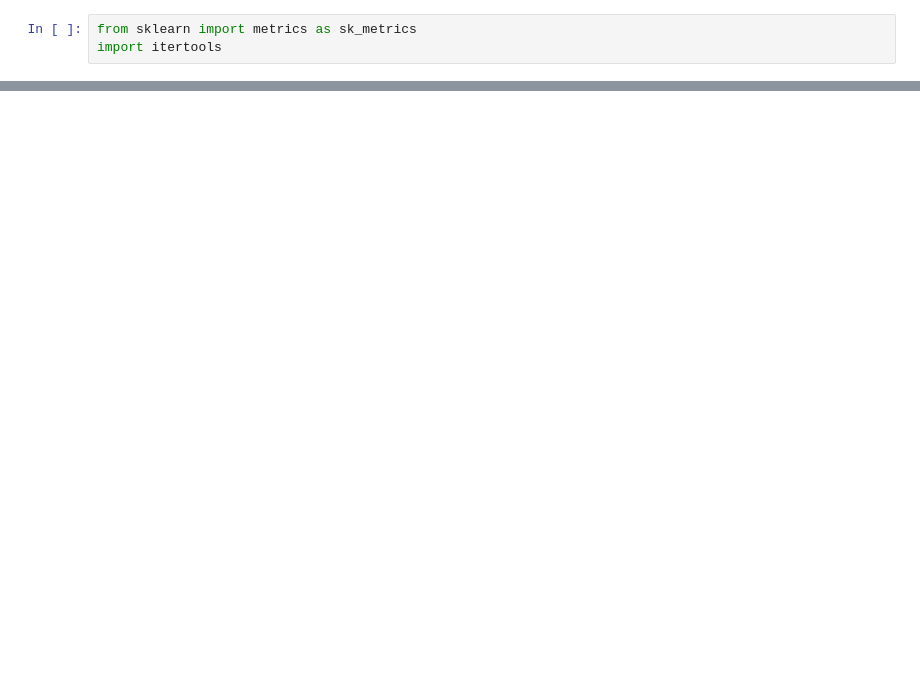
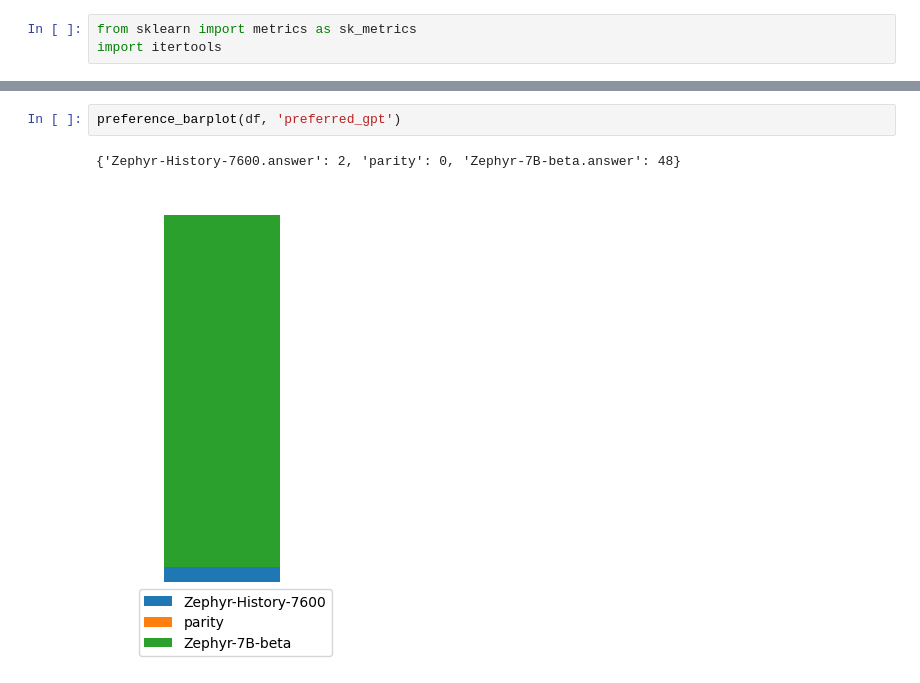
Before and after one commit to aiintelligentsystems/askhistorians-knowledge-filling, a Jupyter notebook: notebooks/model_comparison_askhistorians.ipynb, the cells around one changed output, grey strips where cells are left out. Saved outputs shown, nothing was run; the diff lists cells and outputs as text; blank space fills up the shorter version.

```diff
--- a/notebooks/model_comparison_askhistorians.ipynb
+++ b/notebooks/model_comparison_askhistorians.ipynb
@@ -391,0 +400,5 @@ preferred_gpt vs. preferred_sylwester: cohen_kappa=0.04, agreement_rate=0.58
+# %%
+preference_barplot(df, 'preferred_gpt')
+# %% [output]
+{'Zephyr-History-7600.answer': 2, 'parity': 0, 'Zephyr-7B-beta.answer': 48}
+[figure, added]
```
Also changed, not shown: parts of 6 cells of this notebook.
